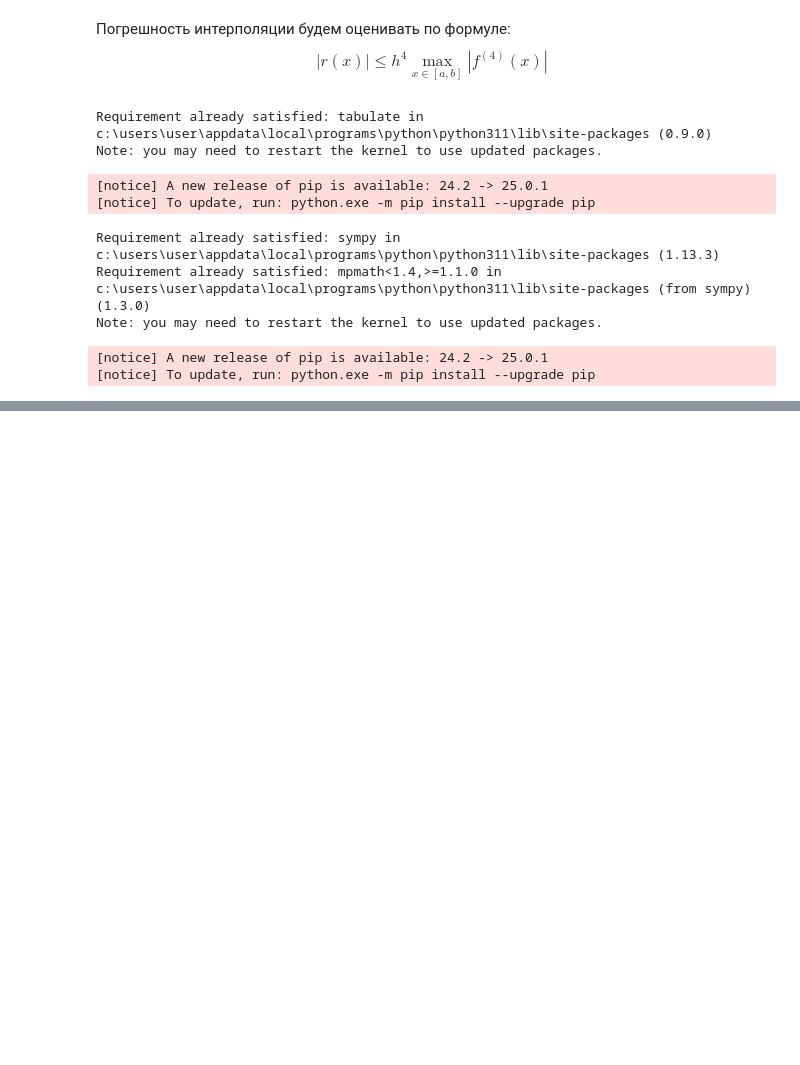
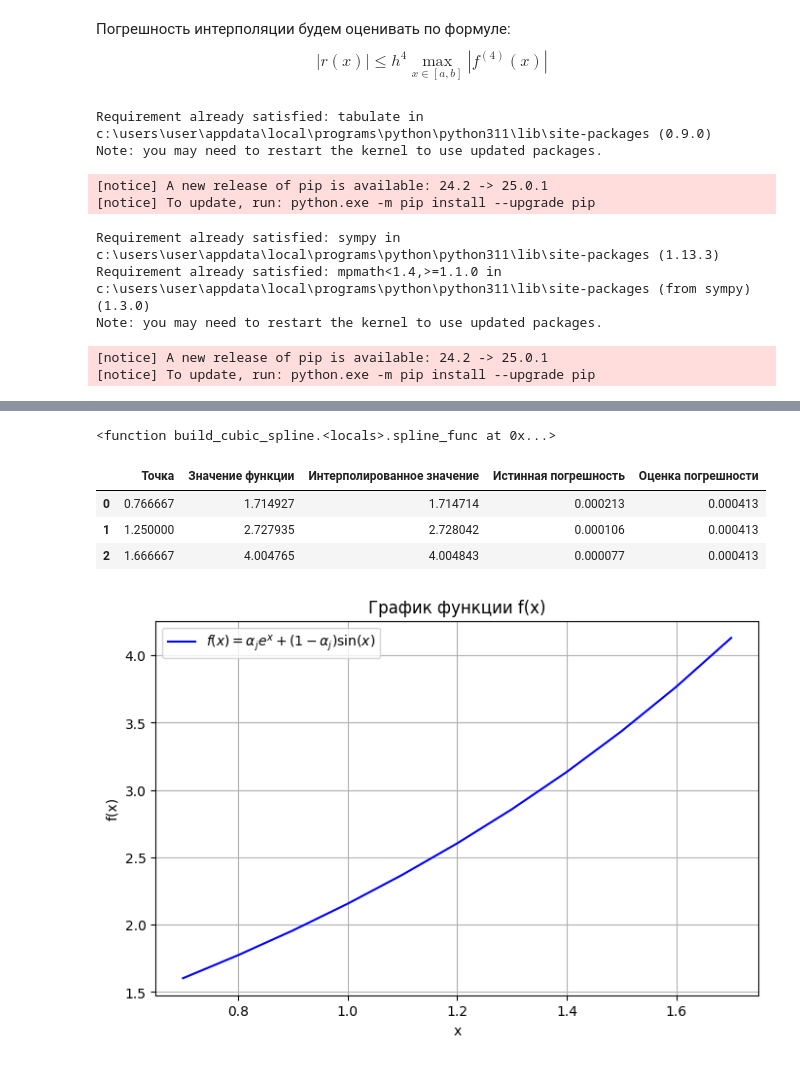
Before and after one commit to Levaaaaaa/BSU, a Jupyter notebook: sem_6/numerical_methods/labs/lab-1/snezhko-lab3.ipynb, the cells around one changed output, grey strips where cells are left out. Drawn from its saved outputs; the diff is of its cells as text; code cells hidden in the pictures; blank space fills up the shorter version.

```diff
--- a/sem_6/numerical_methods/labs/lab-1/snezhko-lab3.ipynb
+++ b/sem_6/numerical_methods/labs/lab-1/snezhko-lab3.ipynb
@@ -100,0 +141,32 @@ print(tabulate(zip(x_star, f_star), headers=['x*', 'f(x*)']))
+# %%
+def build_cubic_spline(x, y, gamma):
+
+    # Коэффициенты для каждого интервала [x_i, x_{i+1}]
+    a = y
+    b = np.zeros(n+1)
+    c = [g / 2 for g in gamma]
+    d = np.zeros(n+1)
+    for i in range(1, n+1):
+        b[i] = (y[i] - y[i-1]) / h + (2 * gamma[i] + gamma[i-1]) * h / 6
+    for i in range(1, n+1):
+        d[i] = (gamma[i] - gamma[i-1]) / (6 * h)
+
+    def spline_func(xq):
+        # Найти соответствующий интервал
+
+        i = np.searchsorted(x, xq)
+        dx = xq - x[i]
+        return a[i] + b[i]*dx + c[i]*dx**2 + d[i]*dx**3
+        # for i in range(1, n+1):
+        #     if x[i-1] <= xq and xq <= x[i]:
+        #         dx = xq - x[i]
+        #         result = a[i] + b[i]*dx + c[i]*dx**2 + d[i]*dx**3
+        #         return result
+        # return 0.0
+
+    return spline_func
+
+spline = build_cubic_spline(x_vals, f_vals, gamma)
+print(spline)
+# %% [output]
+<function build_cubic_spline.<locals>.spline_func at 0x...>
@@ -100,0 +176,35 @@ print(tabulate(zip(x_star, f_star), headers=['x*', 'f(x*)']))
+# %%
+f_interpolated = [spline(x_) for x_ in x_star]
+true_error = abs(f_star - f_interpolated)
+data = pd.DataFrame({
+    'Точка' : x_star,
+    'Значение функции' : f_star,
+    'Интерполированное значение' : f_interpolated,
+    'Истинная погрешность' : true_error,
+    'Оценка погрешности' : error_bound
+})
+
+display(data)
+# %% [output]
+|  | Точка | Значение функции | Интерполированное значение | Истинная погрешность | Оценка погрешности |
+| 0 | 0.766667 | 1.714927 | 1.714714 | 0.000213 | 0.000413 |
+| 1 | 1.250000 | 2.727935 | 2.728042 | 0.000106 | 0.000413 |
+| 2 | 1.666667 | 4.004765 | 4.004843 | 0.000077 | 0.000413 |
+# %%
+import matplotlib.pyplot as plt
+
+# Интервал для графика
+x_plot = x_vals #np.linspace(0.7, 1.7, 500)
+y_plot = [f(x_) for x_ in x_plot]
+
+# Построение графика
+plt.figure(figsize=(8, 5))
+plt.plot(x_plot, y_plot, label=r'$f(x) = \alpha_j e^x + (1 - \alpha_j) \sin(x)$', color='blue')
+plt.title('График функции f(x)')
+plt.xlabel('x')
+plt.ylabel('f(x)')
+plt.grid(True)
+plt.legend()
+plt.show()
+# %% [output]
+[figure, added]
```
Also changed, not shown: parts of 4 cells of this notebook, 3 other files.
